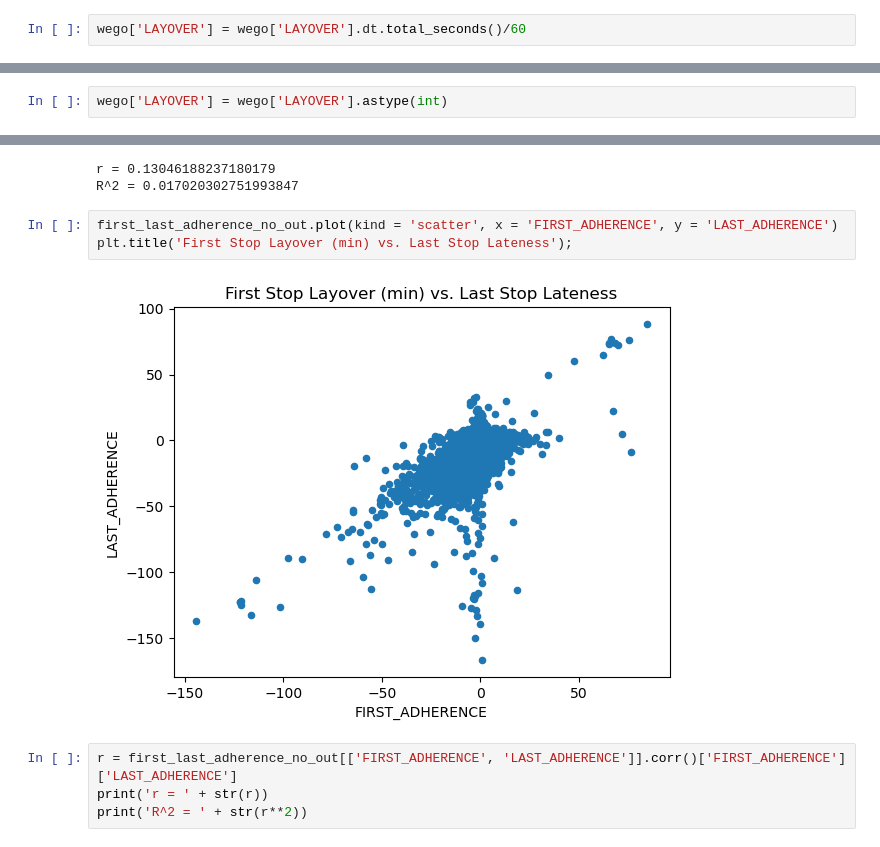
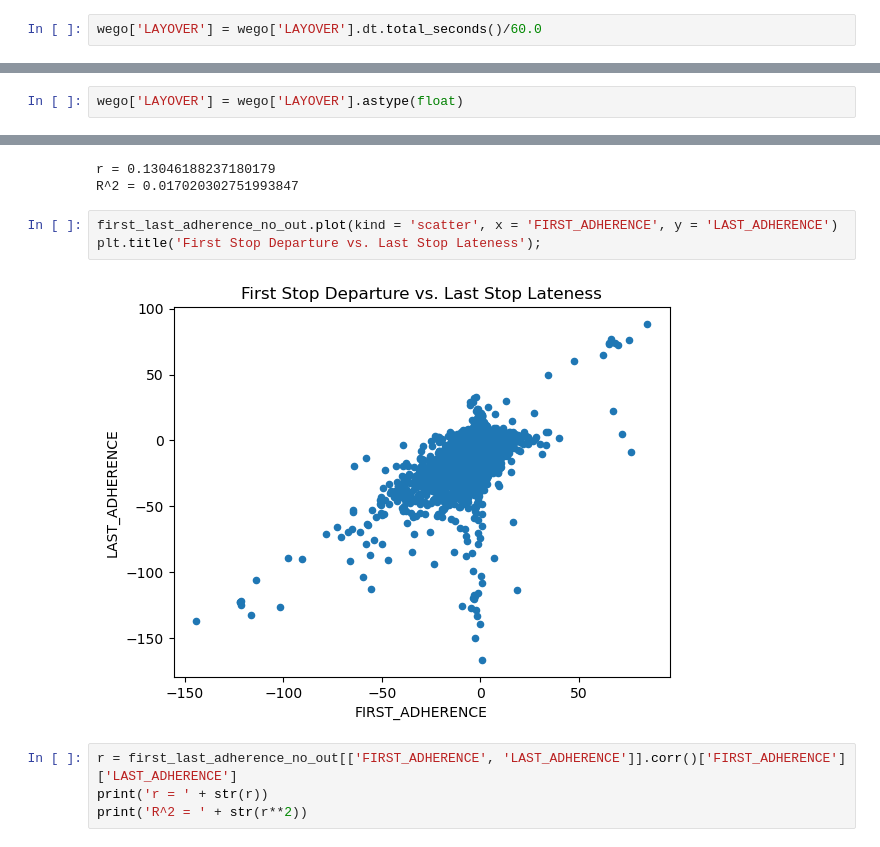
Before and after one commit to ballir27/wego-nashville-bus-adherence, a Jupyter notebook: Notebooks/wego_first_two_new_CSV.ipynb, the cells around one changed output, grey strips where cells are left out. Drawn from its saved outputs; the diff is of its cells as text.

```diff
--- a/Notebooks/wego_first_two_new_CSV.ipynb
+++ b/Notebooks/wego_first_two_new_CSV.ipynb
@@ -35,11 +35,11 @@ wego['ACTUAL_DEPARTURE_TIME']=pd.to_datetime(wego['ACTUAL_DEPARTURE_TIME'])
 # %%
 wego['LAYOVER'] = wego['ACTUAL_DEPARTURE_TIME'] - wego['ACTUAL_ARRIVAL_TIME']
 # %%
-wego['LAYOVER'] = wego['LAYOVER'].dt.total_seconds()/60
+wego['LAYOVER'] = wego['LAYOVER'].dt.total_seconds()/60.0
 # %%
 wego = wego.dropna(subset=['LAYOVER'])
 # %%
-wego['LAYOVER'] = wego['LAYOVER'].astype(int)
+wego['LAYOVER'] = wego['LAYOVER'].astype(float)
 # %%
 wego.dtypes
 # %% [output]
@@ -174,9 +174,9 @@ r = 0.13046188237180179
 R^2 = 0.017020302751993847
 # %%
 first_last_adherence_no_out.plot(kind = 'scatter', x = 'FIRST_ADHERENCE', y = 'LAST_ADHERENCE')
-plt.title('First Stop Layover (min) vs. Last Stop Lateness');
+plt.title('First Stop Departure vs. Last Stop Lateness');
 # %% [output]
-[figure, old version]
+[figure, new version]
 # %%
 r = first_last_adherence_no_out[['FIRST_ADHERENCE', 'LAST_ADHERENCE']].corr()['FIRST_ADHERENCE']['LAST_ADHERENCE']
 print('r = ' + str(r))
```
Also changed, not shown: parts of 6 cells of this notebook.
